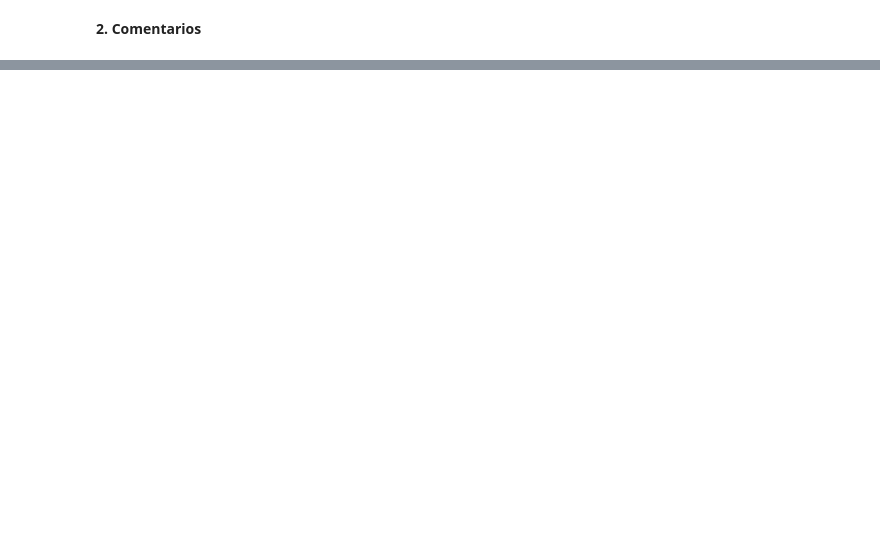
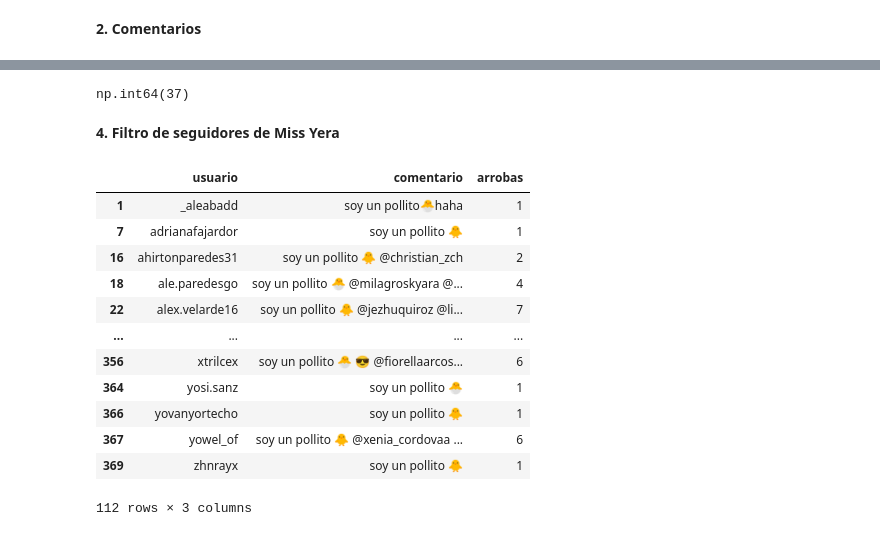
Before and after one commit to gflores1092/ClasesMissYera, a Jupyter notebook: Python/Soy_un_pollito.ipynb, the cells around one changed output, grey strips where cells are left out. Drawn from its saved outputs; the diff is of its cells as text; code cells hidden in the pictures; blank space fills up the shorter version.

```diff
--- a/Python/Soy_un_pollito.ipynb
+++ b/Python/Soy_un_pollito.ipynb
@@ -293,0 +78,19 @@ x[x['usuario']=='ale.xandra.29']
+# %%
+# Convertir comentarios en formato de tabla
+
+comments = (
+    df_sheet2
+    .loc[:, ['comentario']]
+    .query('comentario.notnull()')
+    .assign(comentario = lambda x: x['comentario'].str.lower())
+    .query('~comentario.str.contains(r"translation\\b|replies\\b|reply\\b", na=False)',
+           engine='python')
+    .assign(
+        lead = lambda x: x['comentario'].shift(-1)
+    )
+        .loc[:, ['comentario', 'lead']]
+    .rename(columns={
+        'comentario': 'usuario', 'lead': 'comentario'
+    })
+    .query("usuario.str.match(r'^[\\w.]+$', na=False)", engine='python')
+)
@@ -293,0 +175,6 @@ x[x['usuario']=='ale.xandra.29']
+# %%
+comentarios_eliminados['usuario'].drop_duplicates().count()
+# %% [output]
+np.int64(37)
+# %% [markdown]
+**4. Filtro de seguidores de Miss Yera**
@@ -293,0 +201,16 @@ x[x['usuario']=='ale.xandra.29']
+# %%
+segundo_filtro
+# %% [output]
+|  | usuario | comentario | arrobas |
+| 1 | _aleabadd | soy un pollito🐣haha | 1 |
+| 7 | adrianafajardor | soy un pollito 🐥 | 1 |
+| 16 | ahirtonparedes31 | soy un pollito 🐥 @christian_zch | 2 |
+| 18 | ale.paredesgo | soy un pollito 🐣 @milagroskyara @... | 4 |
+| 22 | alex.velarde16 | soy un pollito 🐥 @jezhuquiroz @li... | 7 |
+| ... | ... | ... | ... |
+| 356 | xtrilcex | soy un pollito 🐣 😎 @fiorellaarcos... | 6 |
+| 364 | yosi.sanz | soy un pollito 🐣 | 1 |
+| 366 | yovanyortecho | soy un pollito 🐥 | 1 |
+| 367 | yowel_of | soy un pollito 🐥 @xenia_cordovaa ... | 6 |
+| 369 | zhnrayx | soy un pollito 🐥 | 1 |
+112 rows × 3 columns
```
Also changed, not shown: parts of 45 cells of this notebook.
